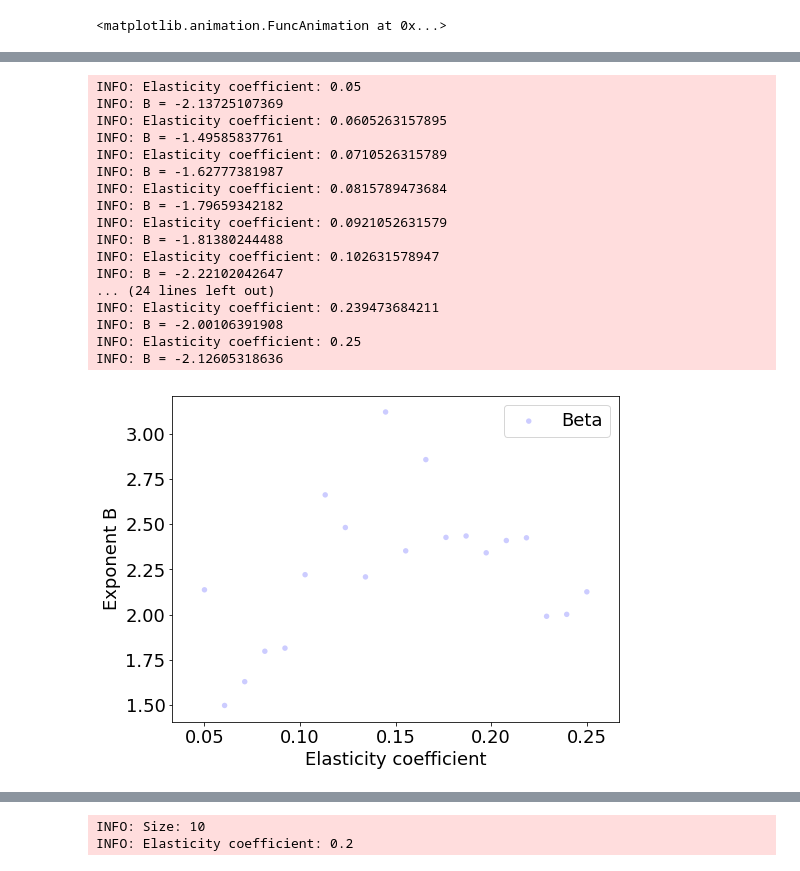
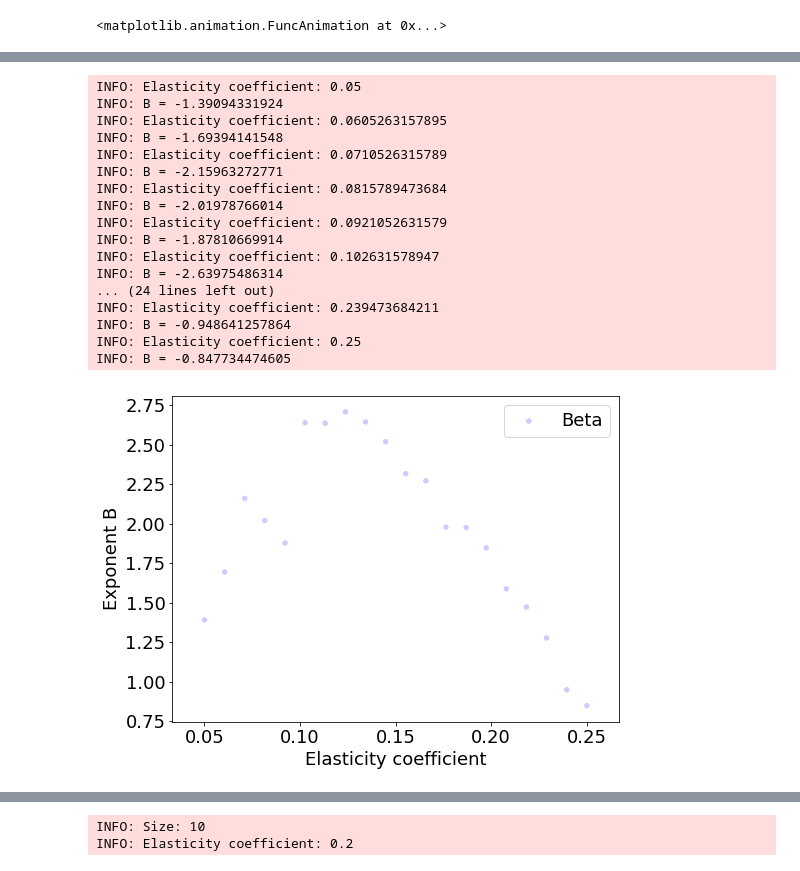
Before and after one commit to mpbrucker/ComplexityProject2, a Jupyter notebook: code/visualize_quake.ipynb, the cells around one changed output, grey strips where cells are left out. Saved outputs shown, nothing was run; the diff lists cells and outputs as text; code cells hidden in the pictures.

```diff
--- a/code/visualize_quake.ipynb
+++ b/code/visualize_quake.ipynb
@@ -18,0 +22,8 @@ anim
+# %%
+import matplotlib
+# print(matplotlib.rcParams.keys())
+matplotlib.rcParams['figure.figsize'] = (8,8)
+for i in range(20):
+    viewer.draw()
+    steve.step()
+    plt.savefig('sim' + str(i+1) + '.png', format='png')
@@ -37,24 +66,24 @@ KeyboardInterrupt:
 # %%
-plot_power_law(n=35, iters=1000, fth=3, del_bottom=True)
+plot_power_law(n=35, iters=1000, fth=3, del_bottom=False)
 # %% [output]
 INFO: Elasticity coefficient: 0.05
-INFO: B = -2.13725107369
+INFO: B = -1.39094331924
 INFO: Elasticity coefficient: 0.0605263157895
-INFO: B = -1.49585837761
+INFO: B = -1.69394141548
 INFO: Elasticity coefficient: 0.0710526315789
-INFO: B = -1.62777381987
+INFO: B = -2.15963272771
 INFO: Elasticity coefficient: 0.0815789473684
-INFO: B = -1.79659342182
+INFO: B = -2.01978766014
 INFO: Elasticity coefficient: 0.0921052631579
-INFO: B = -1.81380244488
+INFO: B = -1.87810669914
 INFO: Elasticity coefficient: 0.102631578947
-INFO: B = -2.22102042647
+INFO: B = -2.63975486314
 ... (24 lines left out)
 INFO: Elasticity coefficient: 0.239473684211
-INFO: B = -2.00106391908
+INFO: B = -0.948641257864
 INFO: Elasticity coefficient: 0.25
-INFO: B = -2.12605318636
+INFO: B = -0.847734474605
-[figure, old version]
+[figure, new version]
 # %%
 plot_frequency(iters=10000, plot=True, n=35)
 # %% [output]
```
Also changed, not shown: parts of 6 cells of this notebook.
